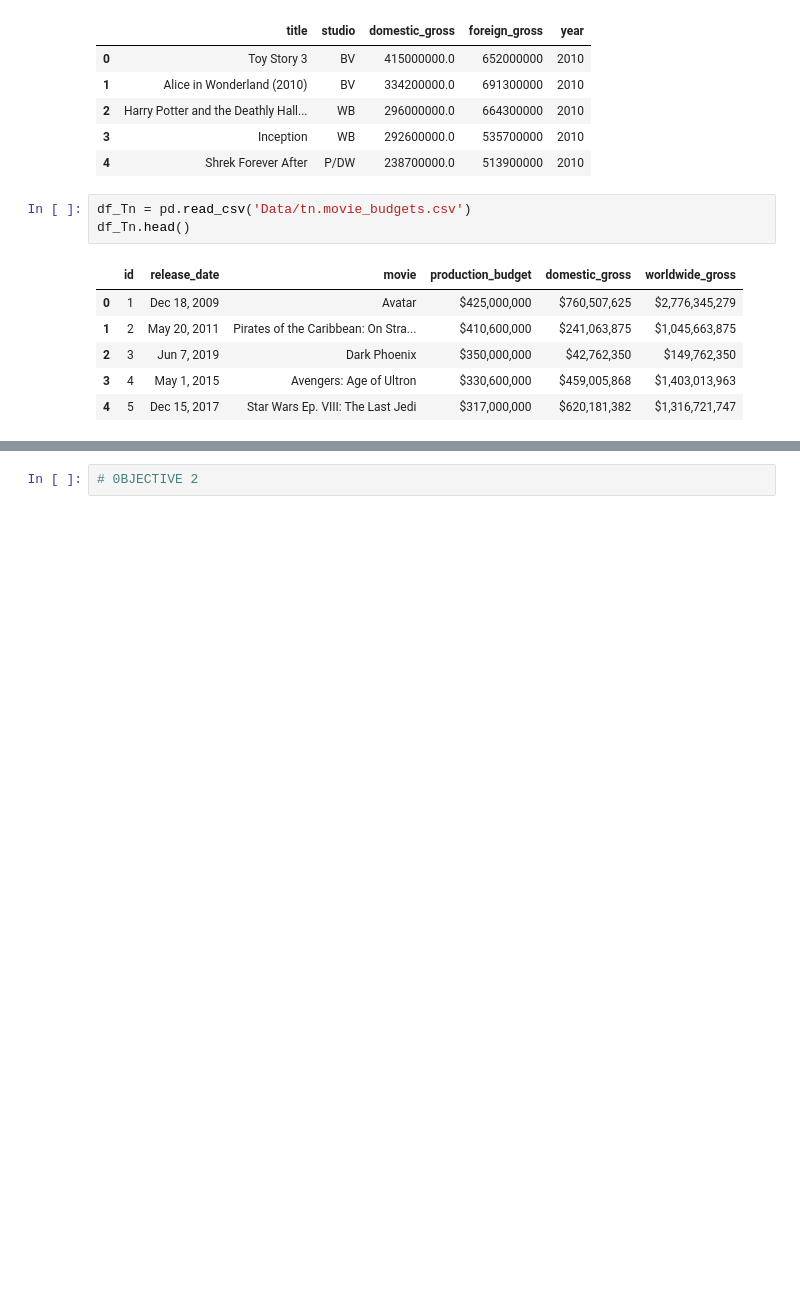
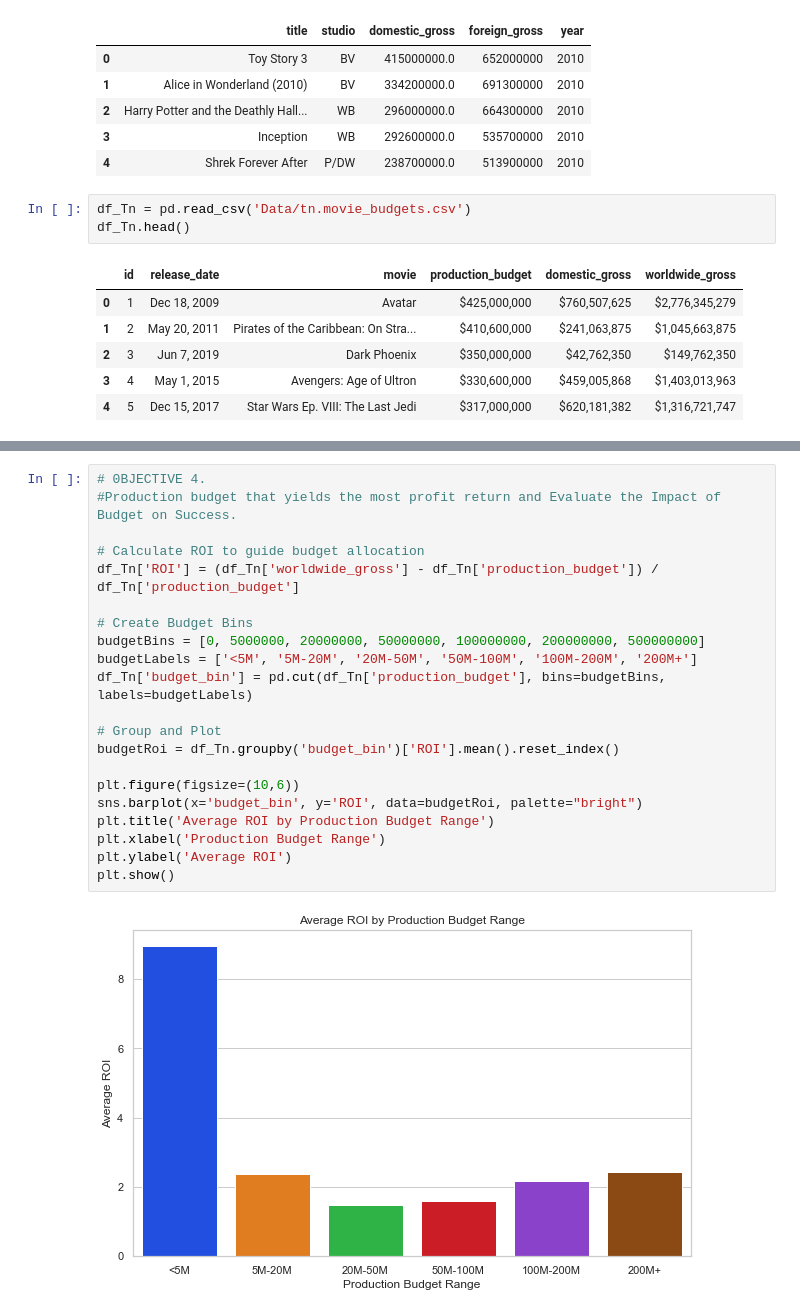
Before and after one commit to Godfrey-249/Phase-2-Project, a Jupyter notebook: Index.ipynb, the cells around one changed output, grey strips where cells are left out. Saved outputs shown, nothing was run; the diff lists cells and outputs as text; blank space fills up the shorter version.

```diff
--- a/Index.ipynb
+++ b/Index.ipynb
@@ -96,2 +375,23 @@ df_RtMovieInfo.head()
 # %%
-# 0BJECTIVE 2
+# 0BJECTIVE 4.
+#Production budget that yields the most profit return and Evaluate the Impact of Budget on Success.
+
+# Calculate ROI to guide budget allocation
+df_Tn['ROI'] = (df_Tn['worldwide_gross'] - df_Tn['production_budget']) / df_Tn['production_budget']
+
+# Create Budget Bins
+budgetBins = [0, 5000000, 20000000, 50000000, 100000000, 200000000, 500000000]
+budgetLabels = ['<5M', '5M-20M', '20M-50M', '50M-100M', '100M-200M', '200M+']
+df_Tn['budget_bin'] = pd.cut(df_Tn['production_budget'], bins=budgetBins, labels=budgetLabels)
+
+# Group and Plot
+budgetRoi = df_Tn.groupby('budget_bin')['ROI'].mean().reset_index()
+
+plt.figure(figsize=(10,6))
+sns.barplot(x='budget_bin', y='ROI', data=budgetRoi, palette="bright")
+plt.title('Average ROI by Production Budget Range')
+plt.xlabel('Production Budget Range')
+plt.ylabel('Average ROI')
+plt.show()
+# %% [output]
+[figure, added]
```
Also changed, not shown: parts of 15 cells of this notebook.
